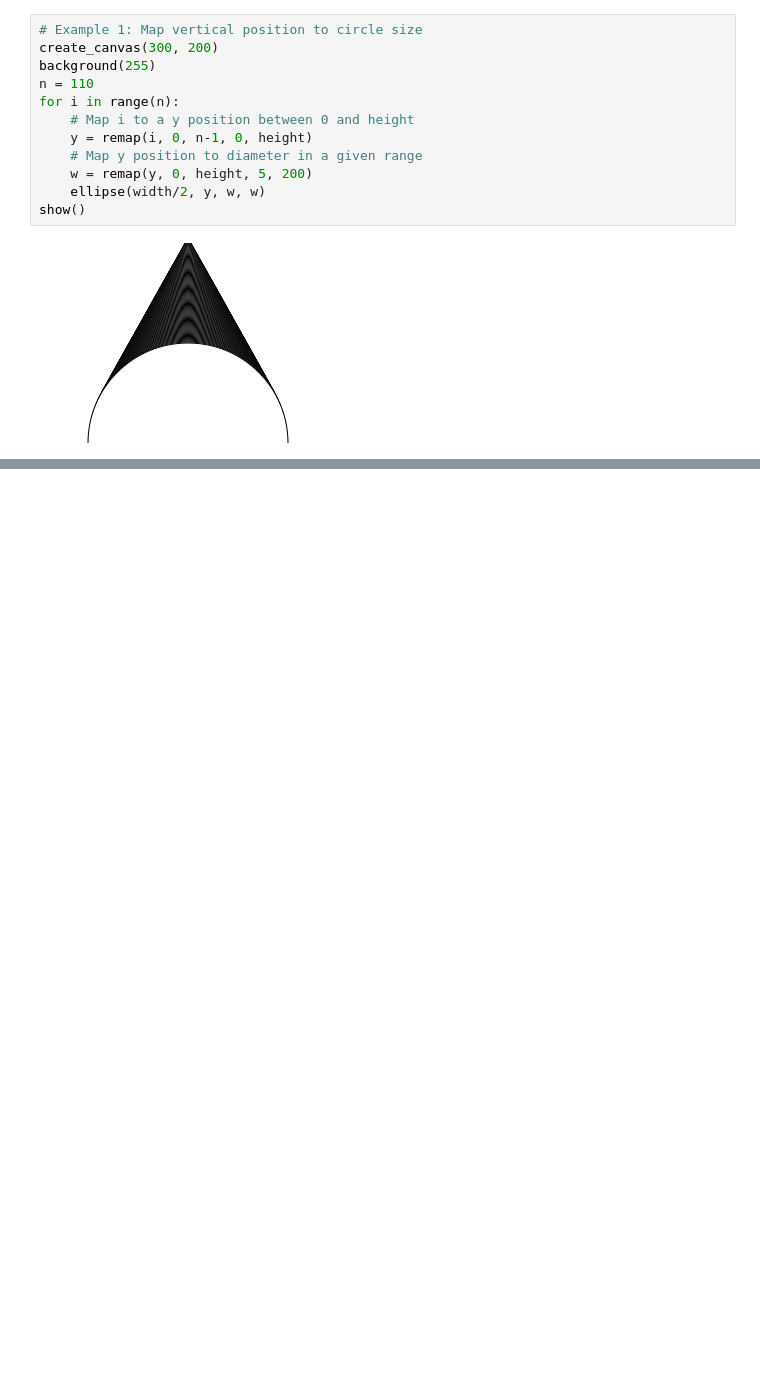
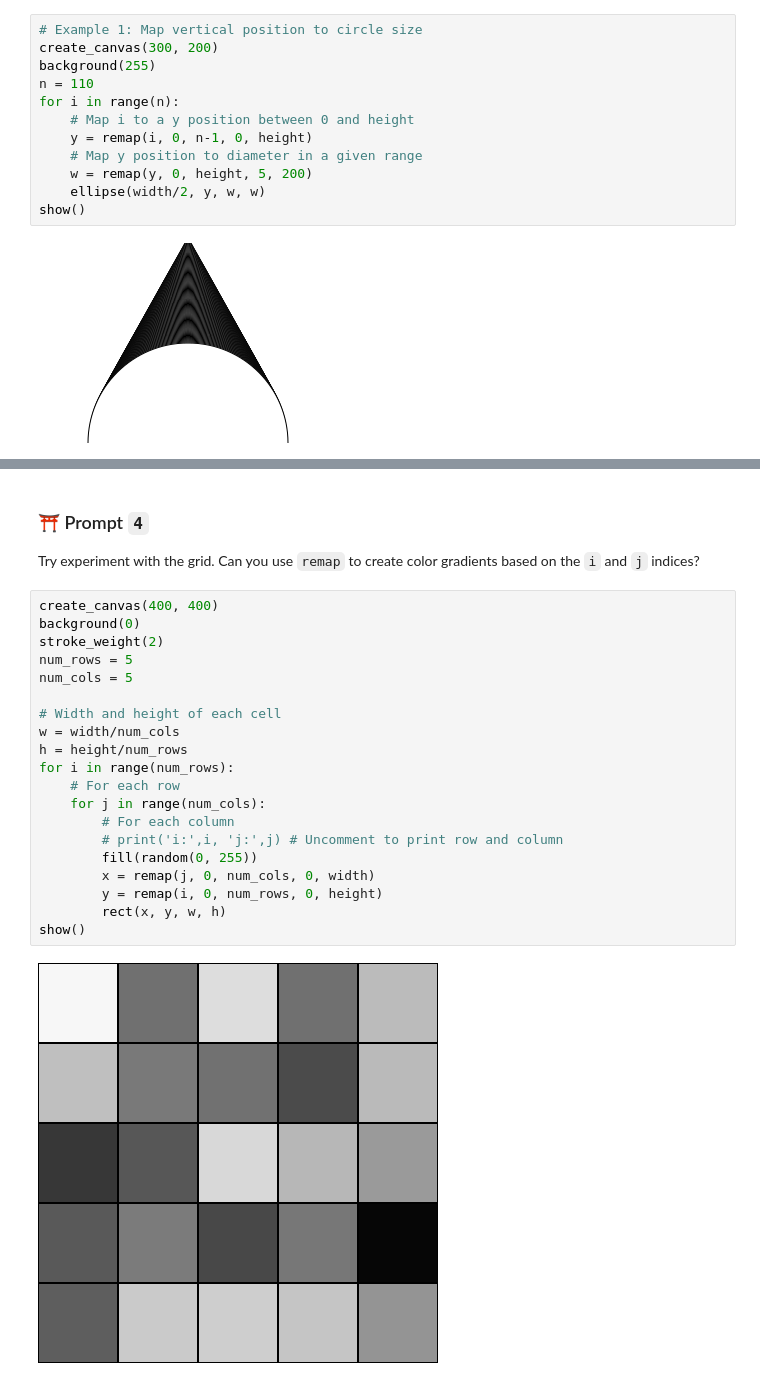
Before and after one commit to Mtj2042/generative_drawing, a Jupyter notebook: weekly/week2/week2_sketchbook.ipynb, the cells around one changed output, grey strips where cells are left out. Saved outputs shown, nothing was run; the diff lists cells and outputs as text; blank space fills up the shorter version.

```diff
--- a/weekly/week2/week2_sketchbook.ipynb
+++ b/weekly/week2/week2_sketchbook.ipynb
@@ -76,0 +100,25 @@ show()
+# %% [markdown]
+### ⛩ Prompt `4`
+Try experiment with the grid. Can you use `remap` to create color gradients based on the `i` and `j` indices?
+# %%
+create_canvas(400, 400)
+background(0)
+stroke_weight(2)
+num_rows = 5
+num_cols = 5
+
+# Width and height of each cell
+w = width/num_cols
+h = height/num_rows
+for i in range(num_rows):
+    # For each row
+    for j in range(num_cols):
+        # For each column
+        # print('i:',i, 'j:',j) # Uncomment to print row and column
+        fill(random(0, 255))
+        x = remap(j, 0, num_cols, 0, width)
+        y = remap(i, 0, num_rows, 0, height)
+        rect(x, y, w, h)
+show()
+# %% [output]
+[figure, added]
```
Also changed, not shown: parts of 6 cells of this notebook, 1 other file.
